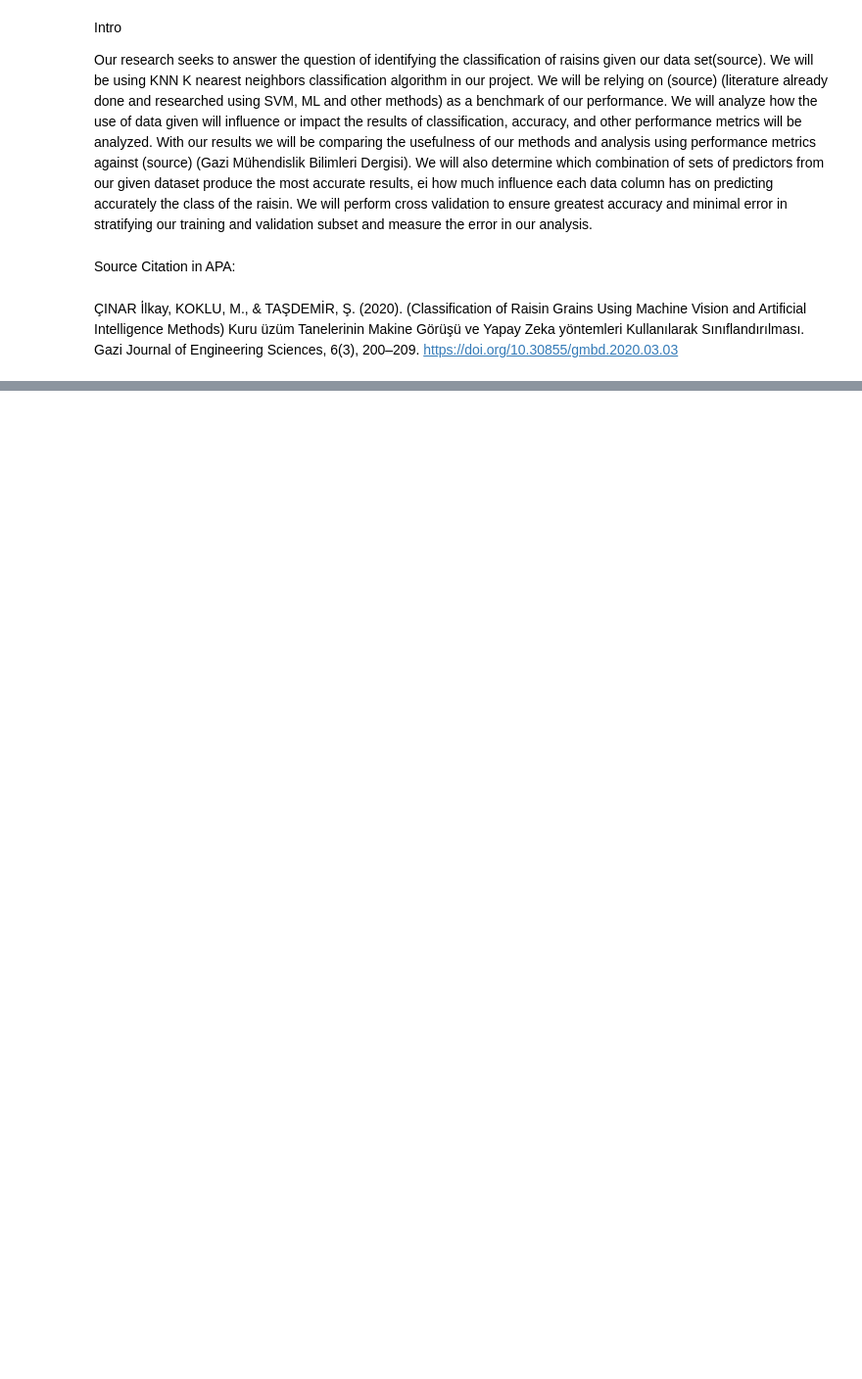
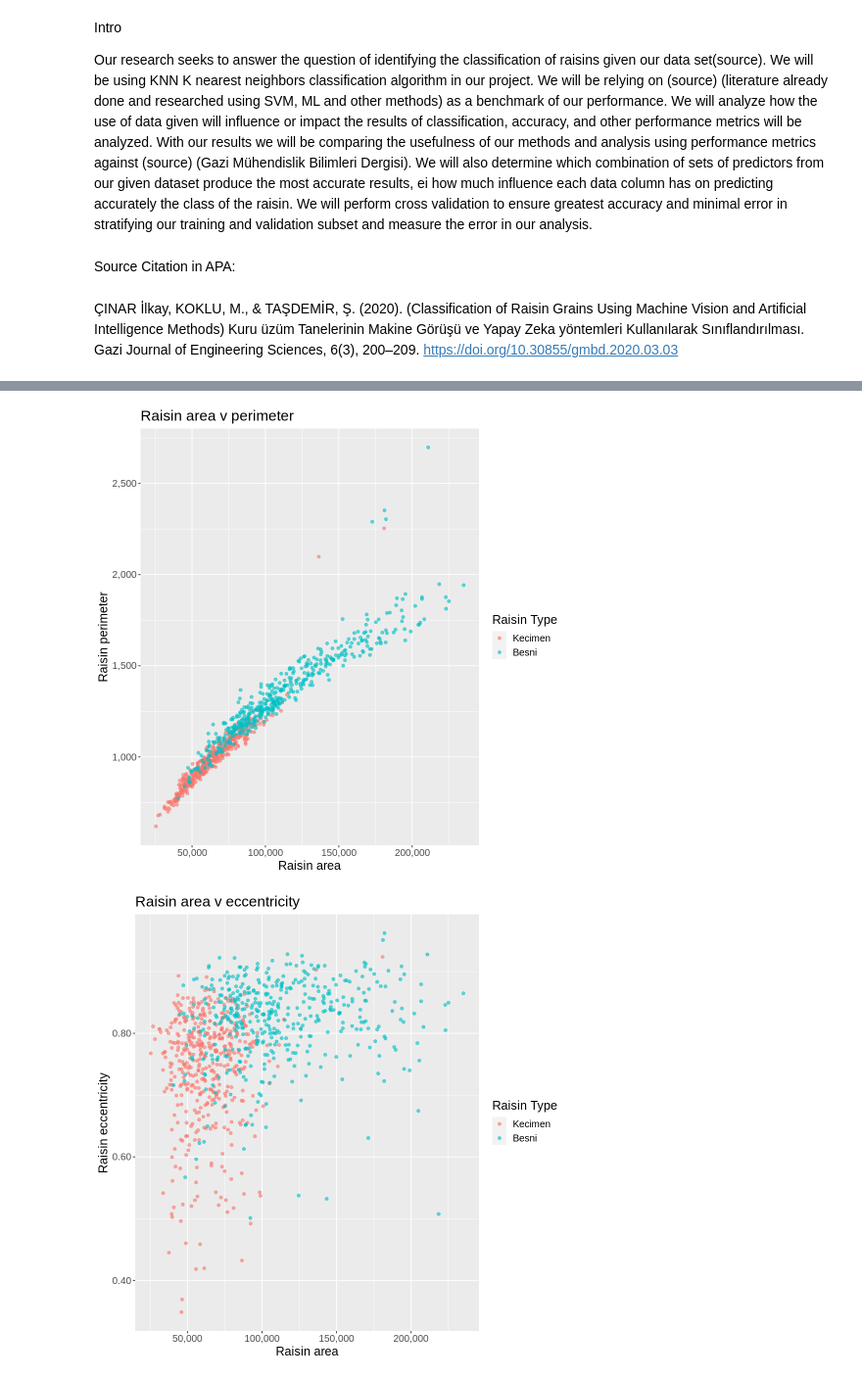
Before and after one commit to dylankim990/DSCI100_Group_1, a Jupyter notebook: Main Final Report.ipynb, the cells around one changed output, grey strips where cells are left out. Shown at 98% size. Cells and saved outputs as stored; diff of their text form; code cells hidden in the pictures; blank space fills up the shorter version.

```diff
--- a/Main Final Report.ipynb
+++ b/Main Final Report.ipynb
@@ -8,0 +61,56 @@ Source Citation in APA:
+# %%
+# options(repr.matrix.max.rows = 6)
+options(repr.plot.height = 8, repr.plot.width = 8)
+
+
+# setting seed
+set.seed(5805)
+
+# scatter plot: Area v Perimeter
+area_perimeter_plot <- raisin_data %>%
+    ggplot(aes(x = Area, y = Perimeter, color = Class)) +
+    geom_point(alpha = 0.6) +
+    labs(x = "Raisin area",
+         y = "Raisin perimeter",
+         title = "Raisin area v perimeter",
+         color = "Raisin Type") +
+    theme(text = element_text(size = 15))+
+  scale_x_continuous(labels = label_comma()) +
+  scale_y_continuous(labels = label_comma())
+
+area_perimeter_plot
+
+# scatter plot: Area v Eccentricity
+area_eccentricity_plot <- raisin_data %>%
+    ggplot(aes(x = Area, y = Eccentricity, color = Class)) +
+    geom_point(alpha = 0.6) +
+    labs(x = "Raisin area",
+         y = "Raisin eccentricity",
+         title = "Raisin area v eccentricity",
+         color = "Raisin Type") +
+    theme(text = element_text(size = 15))+
+  scale_x_continuous(labels = label_comma()) +
+  scale_y_continuous(labels = label_comma())
+
+
+area_eccentricity_plot
+
+
+# scatter plot: Perimeter v Eccentricity
+perim_eccentricity_plot <- raisin_data %>%
+    ggplot(aes(x = Perimeter, y = Eccentricity, color = Class)) +
+    geom_point(alpha = 0.6) +
+    labs(x = "Raisin perimeter",
+         y = "Raisin eccentricity",
+         title = "Raisin perimeter v eccentricity",
+         color = "Raisin Type") +
+    theme(text = element_text(size = 15))+
+  scale_x_continuous(labels = label_comma()) +
+  scale_y_continuous(labels = label_comma())
+
+
+
+perim_eccentricity_plot
+# %% [output]
+[figure, added]
+[figure, added]
```
Also changed, not shown: parts of 4 cells of this notebook, 1 other file.
